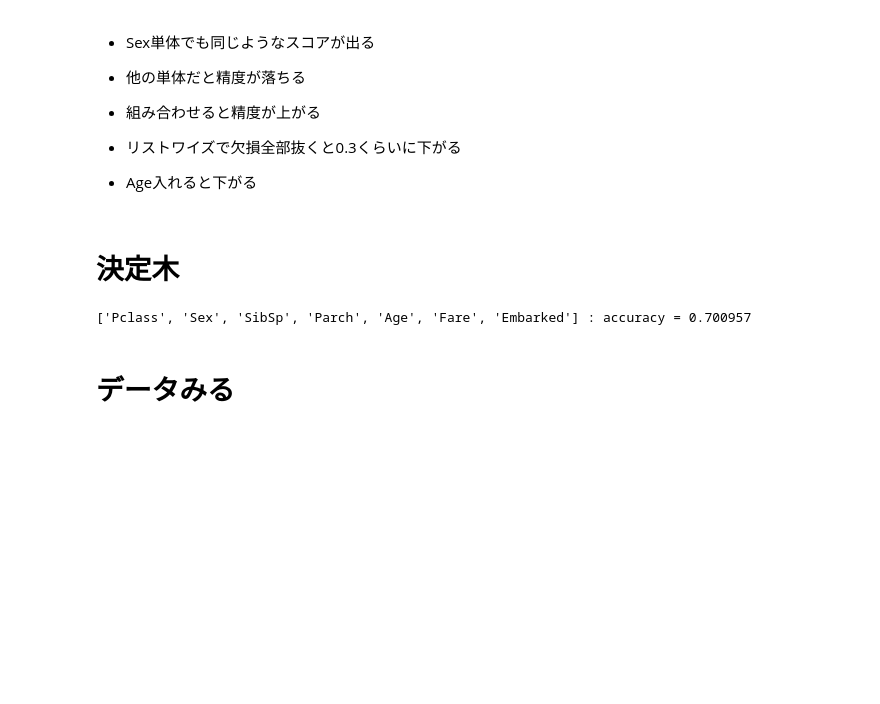
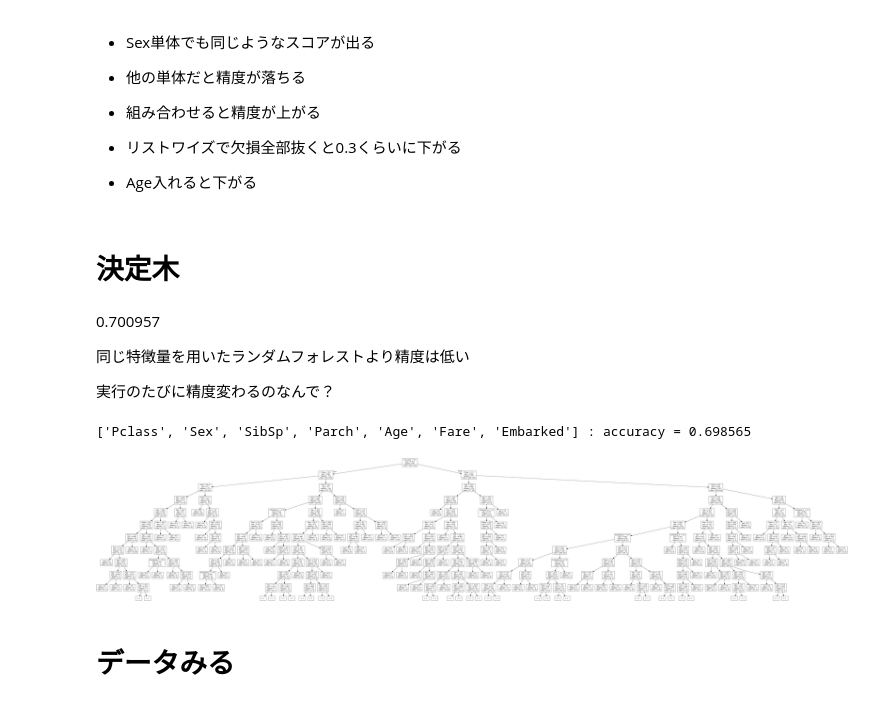
Before and after one commit to Honey-yAsyuma/colaboratory, a Jupyter notebook: test.ipynb, the cells around one changed output. Saved outputs shown, nothing was run; the diff lists cells and outputs as text; code cells hidden in the pictures; blank space fills up the shorter version.

```diff
--- a/test.ipynb
+++ b/test.ipynb
@@ -565,33 +598,48 @@ dtype: int64
 - Age入れると下がる
 # %% [markdown]
 # 決定木
+# %% [markdown]
+0.700957
+
+同じ特徴量を用いたランダムフォレストより精度は低い
+
+実行のたびに精度変わるのなんで？
 # %%
 from sklearn.tree import DecisionTreeClassifier, export_graphviz
 
 import graphviz
 import pydotplus
+from sklearn import tree
 from IPython.display import Image
 from sklearn.externals.six import StringIO
 
 features = ['Pclass', 'Sex', 'SibSp', 'Parch', 'Age','Fare', 'Embarked']
 
 y = train_data['Survived']
 y_true = true_data['Survived']
 
 X = pd.get_dummies(preprocessed_train_data[features])
 X_test = pd.get_dummies(preprocessed_test_data[features])
 
 model = DecisionTreeClassifier()
 model.fit(X, y)
 
 
 predictions = model.predict(X_test)
 
 # Accuracy
 accuracy = accuracy_score(y_true, predictions)
 print('%s : accuracy = %f' % (features, accuracy))
+
+
+dot_data = StringIO()
+tree.export_graphviz(model, out_file=dot_data,feature_names=X.columns, max_depth=10)#max_depth=＊：木の深さ
+graph = pydotplus.graph_from_dot_data(dot_data.getvalue())
+graph.write_pdf("graph_gaiyou.pdf")
+Image(graph.create_png())
 # %% [output]
-['Pclass', 'Sex', 'SibSp', 'Parch', 'Age', 'Fare', 'Embarked'] : accuracy = 0.700957
+['Pclass', 'Sex', 'SibSp', 'Parch', 'Age', 'Fare', 'Embarked'] : accuracy = 0.698565
+[figure, added]
 # %% [markdown]
 # データみる
 # %%
```
Also changed, not shown: parts of 1 cell of this notebook.
